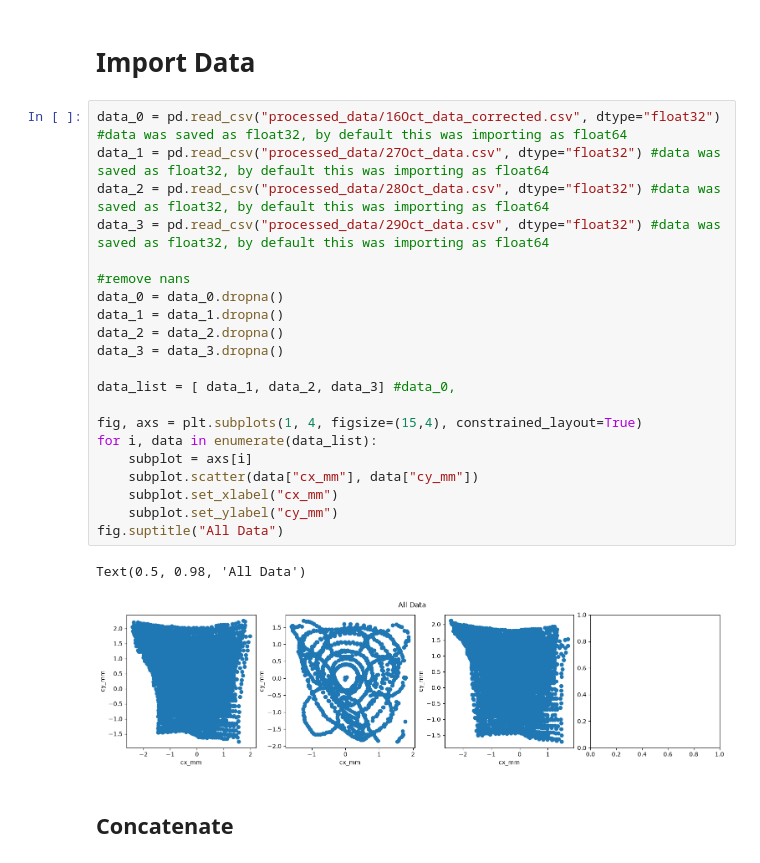
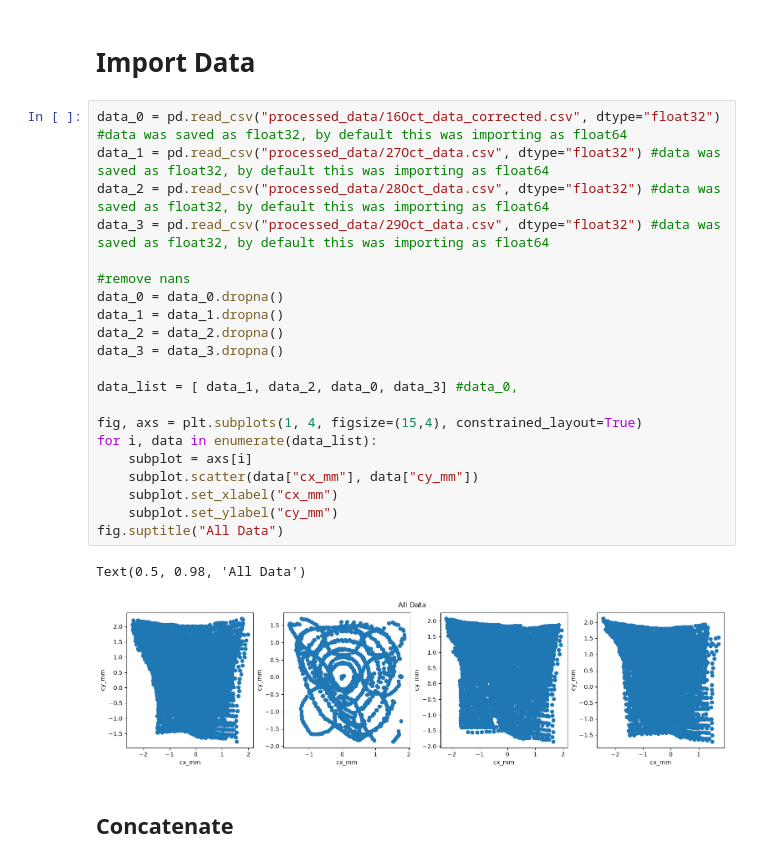
Before and after one commit to Abigail-Yates/DeltabotProject, a Jupyter notebook: TensorFlow/Trials/all_data_MLP_Window_10.ipynb, the cells around one changed output. Cells and saved outputs as stored; diff of their text form.

Commit message:
edit window all_data

```diff
--- a/TensorFlow/Trials/all_data_MLP_Window_10.ipynb
+++ b/TensorFlow/Trials/all_data_MLP_Window_10.ipynb
@@ -15,27 +15,27 @@ from numpy.lib.stride_tricks import sliding_window_view
 # %%
 data_0 = pd.read_csv("processed_data/16Oct_data_corrected.csv", dtype="float32") #data was saved as float32, by default this was importing as float64
 data_1 = pd.read_csv("processed_data/27Oct_data.csv", dtype="float32") #data was saved as float32, by default this was importing as float64
 data_2 = pd.read_csv("processed_data/28Oct_data.csv", dtype="float32") #data was saved as float32, by default this was importing as float64
 data_3 = pd.read_csv("processed_data/29Oct_data.csv", dtype="float32") #data was saved as float32, by default this was importing as float64
 
 #remove nans
 data_0 = data_0.dropna()
 data_1 = data_1.dropna()
 data_2 = data_2.dropna()
 data_3 = data_3.dropna()
 
-data_list = [ data_1, data_2, data_3] #data_0,
+data_list = [ data_1, data_2, data_0, data_3] #data_0,
 
 fig, axs = plt.subplots(1, 4, figsize=(15,4), constrained_layout=True)
 for i, data in enumerate(data_list):
     subplot = axs[i]
     subplot.scatter(data["cx_mm"], data["cy_mm"])
     subplot.set_xlabel("cx_mm")
     subplot.set_ylabel("cy_mm")
 fig.suptitle("All Data")
 # %% [output]
 Text(0.5, 0.98, 'All Data')
-[figure, old version]
+[figure, new version]
 # %% [markdown]
 <h2>Concatenate
 # %%
```
Also changed, not shown: parts of 1 cell of this notebook.
